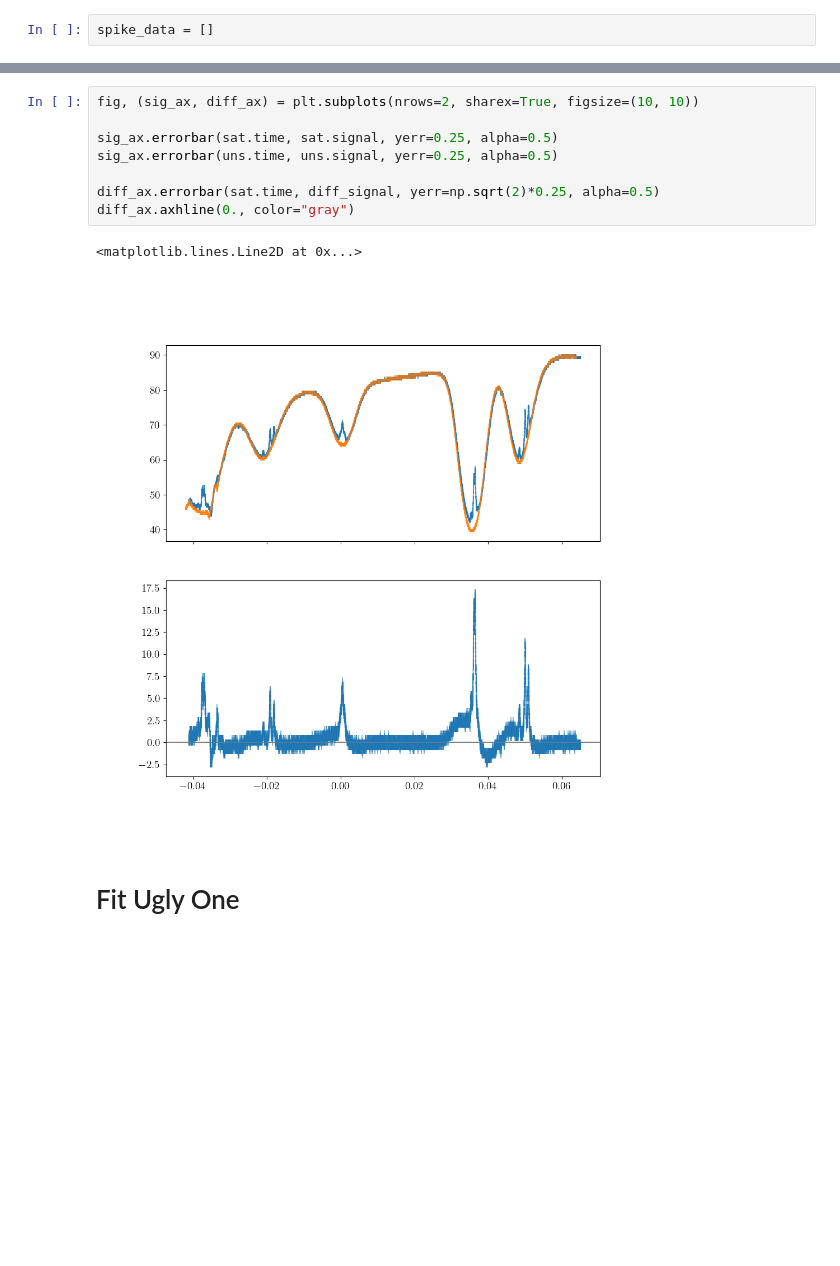
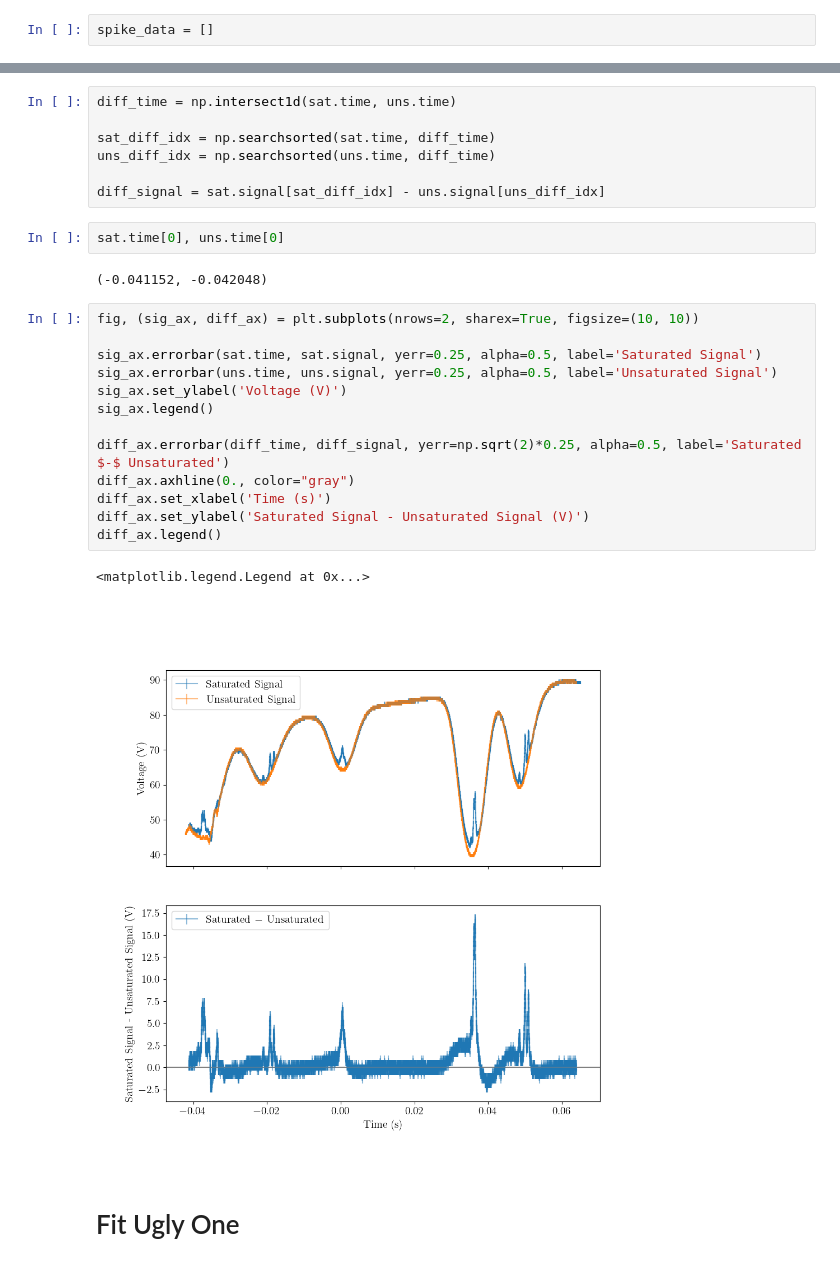
Before and after one commit to andres-luengo/alden-andres-max-most-dangerous-4450-trio, a Jupyter notebook: rb-spectroscopy/fit_no_mag.ipynb, the cells around one changed output, grey strips where cells are left out. Saved outputs shown, nothing was run; the diff lists cells and outputs as text; blank space fills up the shorter version.

```diff
--- a/rb-spectroscopy/fit_no_mag.ipynb
+++ b/rb-spectroscopy/fit_no_mag.ipynb
@@ -22,14 +39,30 @@ diff_signal = sat.signal - uns_data_interp
+# %%
+diff_time = np.intersect1d(sat.time, uns.time)
+
+sat_diff_idx = np.searchsorted(sat.time, diff_time)
+uns_diff_idx = np.searchsorted(uns.time, diff_time)
+
+diff_signal = sat.signal[sat_diff_idx] - uns.signal[uns_diff_idx]
+# %%
+sat.time[0], uns.time[0]
+# %% [output]
+(-0.041152, -0.042048)
 # %%
 fig, (sig_ax, diff_ax) = plt.subplots(nrows=2, sharex=True, figsize=(10, 10))
 
-sig_ax.errorbar(sat.time, sat.signal, yerr=0.25, alpha=0.5)
-sig_ax.errorbar(uns.time, uns.signal, yerr=0.25, alpha=0.5)
+sig_ax.errorbar(sat.time, sat.signal, yerr=0.25, alpha=0.5, label='Saturated Signal')
+sig_ax.errorbar(uns.time, uns.signal, yerr=0.25, alpha=0.5, label='Unsaturated Signal')
+sig_ax.set_ylabel('Voltage (V)')
+sig_ax.legend()
 
-diff_ax.errorbar(sat.time, diff_signal, yerr=np.sqrt(2)*0.25, alpha=0.5)
+diff_ax.errorbar(diff_time, diff_signal, yerr=np.sqrt(2)*0.25, alpha=0.5, label='Saturated $-$ Unsaturated')
 diff_ax.axhline(0., color="gray")
+diff_ax.set_xlabel('Time (s)')
+diff_ax.set_ylabel('Saturated Signal - Unsaturated Signal (V)')
+diff_ax.legend()
 # %% [output]
-<matplotlib.lines.Line2D at 0x...>
+<matplotlib.legend.Legend at 0x...>
-[figure, old version]
+[figure, new version]
 # %% [markdown]
 # Fit Ugly One
 # %% [markdown]
```
Also changed, not shown: parts of 11 cells of this notebook.
